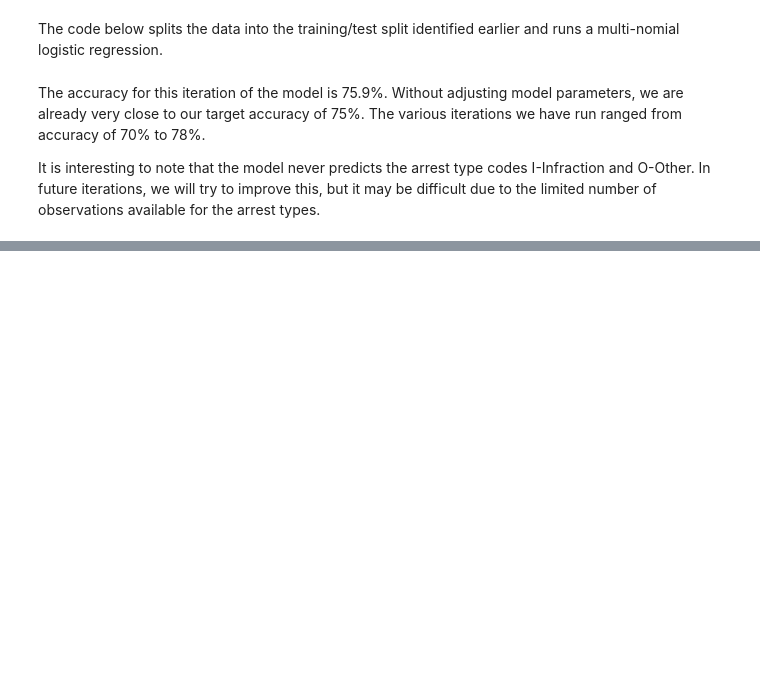
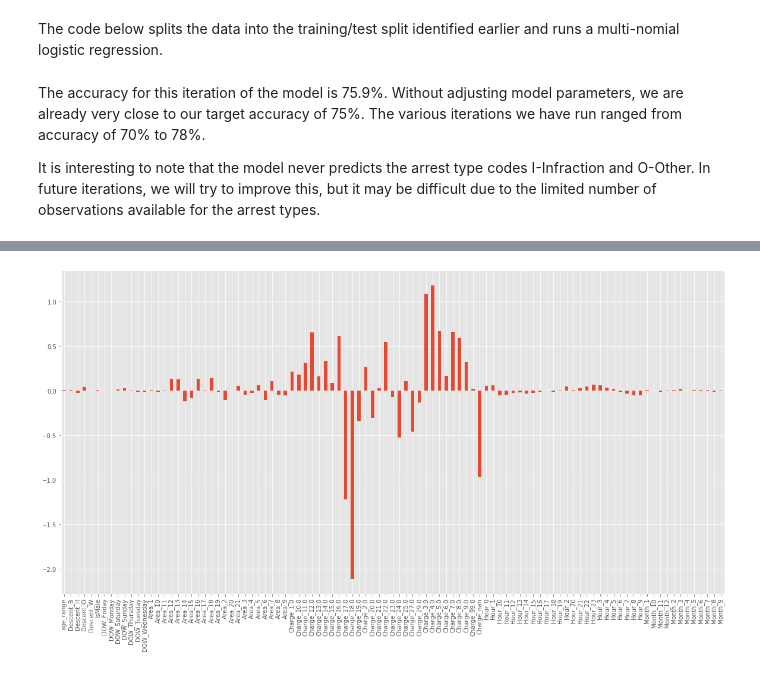
Before and after one commit to EdwardAF-IT/machine-learning-i-group-project, a Jupyter notebook: Code/Lab2_FordFryNavaTan_Final.ipynb, the cells around one changed output, grey strips where cells are left out. Drawn from its saved outputs; the diff is of its cells as text; code cells hidden in the pictures; blank space fills up the shorter version.

```diff
--- a/Code/Lab2_FordFryNavaTan_Final.ipynb
+++ b/Code/Lab2_FordFryNavaTan_Final.ipynb
@@ -165,13 +177,21 @@ df.IsMale = df.IsMale.astype(np.int)
 tmp_df = pd.get_dummies(df['arrest_day_of_week'],prefix='DOW')
 df = pd.concat((df,tmp_df),axis=1) # add back into the dataframe
 
-# Perform one-hot encoding of the categorical data "DOW"
+# Perform one-hot encoding of the categorical data "Area ID"
 tmp_df = pd.get_dummies(df['Area ID'],prefix='Area')
 df = pd.concat((df,tmp_df),axis=1) # add back into the dataframe
 
-# Perform one-hot encoding of the categorical data "DOW"
+# Perform one-hot encoding of the categorical data "Charge Group Code"
 tmp_df = pd.get_dummies(df['Charge Group Code'],prefix='Charge')
 df = pd.concat((df,tmp_df),axis=1) # add back into the dataframe
+
+# Perform one-hot encoding of the categorical data "Hour"
+tmp_df = pd.get_dummies(df['Hour'],prefix='Hour')
+df = pd.concat((df,tmp_df),axis=1) # add back into the dataframe
+
+# Perform one-hot encoding of the categorical data "Month"
+tmp_df = pd.get_dummies(df['arrest_month'],prefix='Month')
+df = pd.concat((df,tmp_df),axis=1) # add back into the dataframe
 # %% [markdown]
 After properly encoding all variables, we remove the original variables from the dataset. We also remove any variables that will not be used in this model. Information about the resulting dataframe is printed for verification and the first 5 records are printed out.
 
@@ -271,0 +362,13 @@ It is interesting to note that the model never predicts the arrest type codes I-
+# %%
+# now let's make a pandas Series with the names and values, and plot them
+from matplotlib import pyplot as plt
+%matplotlib inline
+plt.style.use('ggplot')
+plt.figure(figsize=(20,10))
+
+
+weights = pd.Series(lr_clf.coef_[0],index=df_logreg.columns)
+weights.plot(kind='bar')
+plt.show()
+# %% [output]
+[figure, added]
```
Also changed, not shown: parts of 10 cells of this notebook.
